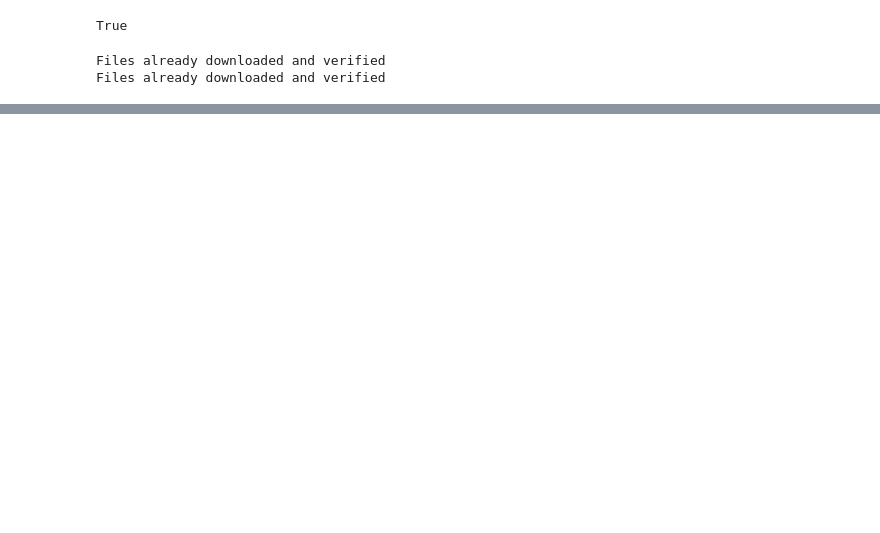
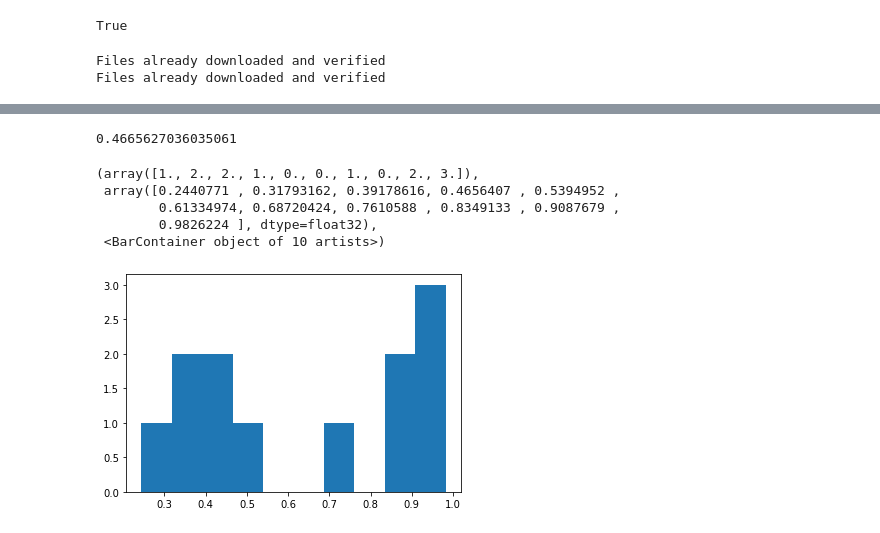
Before and after one commit to lfpc/Uncertainty_Estimation, a Jupyter notebook: notebooks-scripts/learned-unc.ipynb, the cells around one changed output, grey strips where cells are left out. Cells and saved outputs as stored; diff of their text form; code cells hidden in the pictures; blank space fills up the shorter version.

```diff
--- a/notebooks-scripts/learned-unc.ipynb
+++ b/notebooks-scripts/learned-unc.ipynb
@@ -166,0 +127,14 @@ Epoch  1 , loss =  0.79099117044624
+# %%
+model_3 = Model_CNN_with_g()
+model_3 = model_3.to(dev)
+optimizer = torch.optim.SGD(model_3.parameters(), lr=1e-3)
+loss_fn = penalized_uncertainty(loss_criterion,np.log(10))
+
+model_trainer_3 = Trainer(model_3,optimizer,loss_fn, print_loss = True,keep_hist = True)
+model_trainer_3.fit_x(train_dataloader,40)
+model_trainer_3.fit_g(validation_dataloader,40)
+
+acc, g, bce = model_metrics(model_3,train_dataloader)
+print('Conjunto de treinamento: acc = ', acc, 'média de g = ', g, 'média de bce = ', bce, '\n')
+acc, g, bce = model_metrics(model_3,test_dataloader)
+print('Conjunto de teste: acc = ', acc, 'média de g = ', g, 'média de bce = ', bce, '\n')
@@ -167,11 +200,12 @@ Epoch  1 , loss =  0.79099117044624
 # %%
-model_2 = Model_CNN_with_g()\n",
-model_2 = model.to(dev)\n",
+model_2 = Model_CNN_with_g()
+model_2 = model_2.to(dev)
 optimizer = torch.optim.SGD(model_2.parameters(), lr=1e-3)
+loss_fn = penalized_uncertainty(loss_criterion,np.log(10))
 
 model_trainer_2 = Trainer(model_2,optimizer,loss_fn, print_loss = True,keep_hist = True)
-model_trainer_2.fit_x(train_dataloader,30)
-model_trainer_2.fit_g(train_dataloader,15)
+model_trainer_2.fit_x(train_dataloader,40)
+model_trainer_2.fit_g(train_dataloader,40)
 
 acc, g, bce = model_metrics(model_2,train_dataloader)
 print('Conjunto de treinamento: acc = ', acc, 'média de g = ', g, 'média de bce = ', bce, '\n')
@@ -180,13 +232,19 @@ print('Conjunto de teste: acc = ', acc, 'média de g = ', g, 'média de bce = ',
-# %%
-model_3 = Model_CNN_with_g()
-model_3 = model.to(dev)
-optimizer = torch.optim.SGD(model_3.parameters(), lr=1e-3)
-
-model_trainer_3 = Trainer(model_3,optimizer,loss_fn, print_loss = True,keep_hist = True)
-model_trainer_3.fit_x(train_dataloader,15)
-model_trainer_3.fit_g(validation_dataloader,15)
-
-acc, g, bce = model_metrics(model_3,train_dataloader)
-print('Conjunto de treinamento: acc = ', acc, 'média de g = ', g, 'média de bce = ', bce, '\n')
-acc, g, bce = model_metrics(model_3,test_dataloader)
-print('Conjunto de teste: acc = ', acc, 'média de g = ', g, 'média de bce = ', bce, '\n')
+# %%
+model_trainer_2.loss_fn.L0
+# %% [output]
+0.4665627036035061
+# %%
+for image,label in test_dataloader:
+    image,label = image.to(dev),label.to(dev)
+    output = model_3(image)
+    g = model_3.get_g().cpu().detach().numpy().reshape(-1)
+    break
+# %%
+plt.hist(g)
+# %% [output]
+(array([1., 2., 2., 1., 0., 0., 1., 0., 2., 3.]),
+ array([0.2440771 , 0.31793162, 0.39178616, 0.4656407 , 0.5394952 ,
+        0.61334974, 0.68720424, 0.7610588 , 0.8349133 , 0.9087679 ,
+        0.9826224 ], dtype=float32),
+ <BarContainer object of 10 artists>)
+[figure, added]
```
Also changed, not shown: parts of 20 cells of this notebook, 18 other files.
